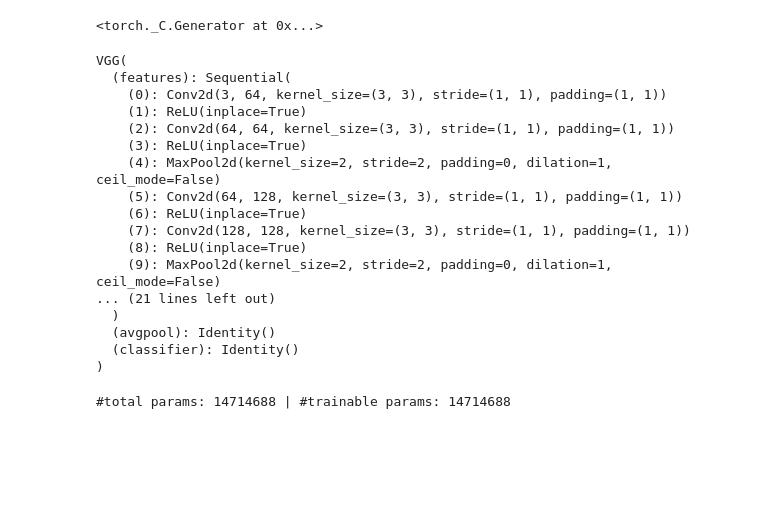
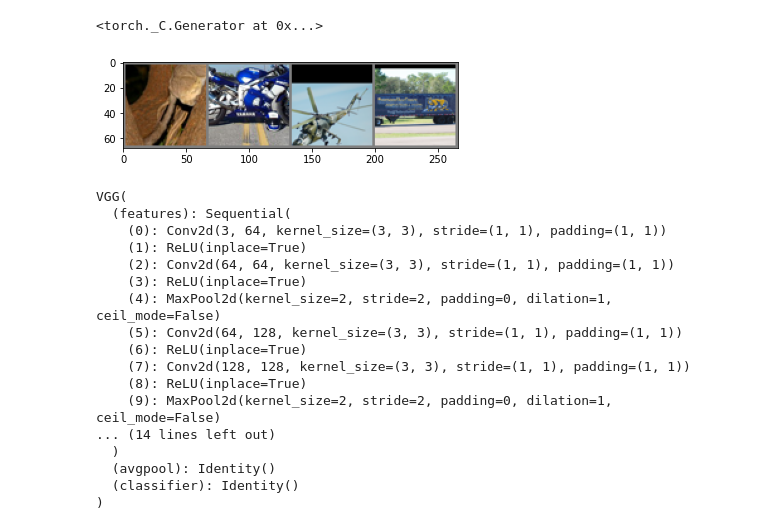
Before and after one commit to djbradyAtOpticalSciencesArizona/multiframeEstimation, a Jupyter notebook: TrainingDataForDemosaicking.ipynb, the cells around one changed output. Cells and saved outputs as stored; diff of their text form; code cells hidden in the pictures; blank space fills up the shorter version.

```diff
--- a/TrainingDataForDemosaicking.ipynb
+++ b/TrainingDataForDemosaicking.ipynb
@@ -672,6 +670,40 @@ np.random.seed(38)
 torch.manual_seed(38)
 # %% [output]
 <torch._C.Generator at 0x...>
+# %%
+transform = transforms.Compose(
+    [transforms.RandomCrop(64),
+     transforms.ToTensor(),
+     transforms.Normalize((0.5, 0.5, 0.5), (0.5, 0.5, 0.5))])
+
+dataset = torchvision.datasets.STL10(root='./data', split = 'unlabeled',
+                                                download = False,
+                                                transform=transform)
+trainset, testset, _ = torch.utils.data.random_split(dataset, [8000, 2000, 90000])
+
+trainloader = torch.utils.data.DataLoader(trainset, batch_size=64,
+                                          shuffle=True, num_workers=2)
+testloader = torch.utils.data.DataLoader(testset, batch_size=64,
+                                          shuffle=True, num_workers=2)
+# %%
+import matplotlib.pyplot as plt
+%matplotlib inline
+# get some random training images
+dataiter = iter(trainloader)
+images, labels = dataiter.next()
+
+# functions to show an image
+def imshow(img, unnormalize = True):
+    if unnormalize:
+        img = img / 2 + 0.5     # unnormalize
+    npimg = img.numpy()
+    plt.imshow(np.transpose(npimg, (1, 2, 0)))
+    plt.show()
+
+# # show images
+imshow(torchvision.utils.make_grid(images[:4]))
+# %% [output]
+[figure, added]
 # %%
 ## https://pytorch.org/tutorials/beginne…
 model = torchvision.models.vgg16(pretrained=True)
@@ -684,6 +716,7 @@ class Identity(nn.Module):
         return x
 model.avgpool = Identity()
 model.classifier = Identity()
+model.features = nn.Sequential(*[model.features[i] for i in range(24)])
 print(model)
 # %% [output]
 VGG(
@@ -698,7 +731,7 @@ VGG(
     (7): Conv2d(128, 128, kernel_size=(3, 3), stride=(1, 1), padding=(1, 1))
     (8): ReLU(inplace=True)
     (9): MaxPool2d(kernel_size=2, stride=2, padding=0, dilation=1, ceil_mode=False)
-... (21 lines left out)
+... (14 lines left out)
   )
   (avgpool): Identity()
   (classifier): Identity()
@@ -709,10 +740,6 @@ VGG(
 def print_model_params(model):
     print("#total params:", sum(p.numel() for p in model.parameters()), end='')
     print(" | #trainable params:", sum(p.numel() for p in model.parameters() if p.requires_grad))
-
-print_model_params(model)
-# %% [output]
-#total params: 14714688 | #trainable params: 14714688
 # %%
 for param in model.parameters():
     param.requires_grad = False
```
Also changed, not shown: parts of 11 cells of this notebook.
